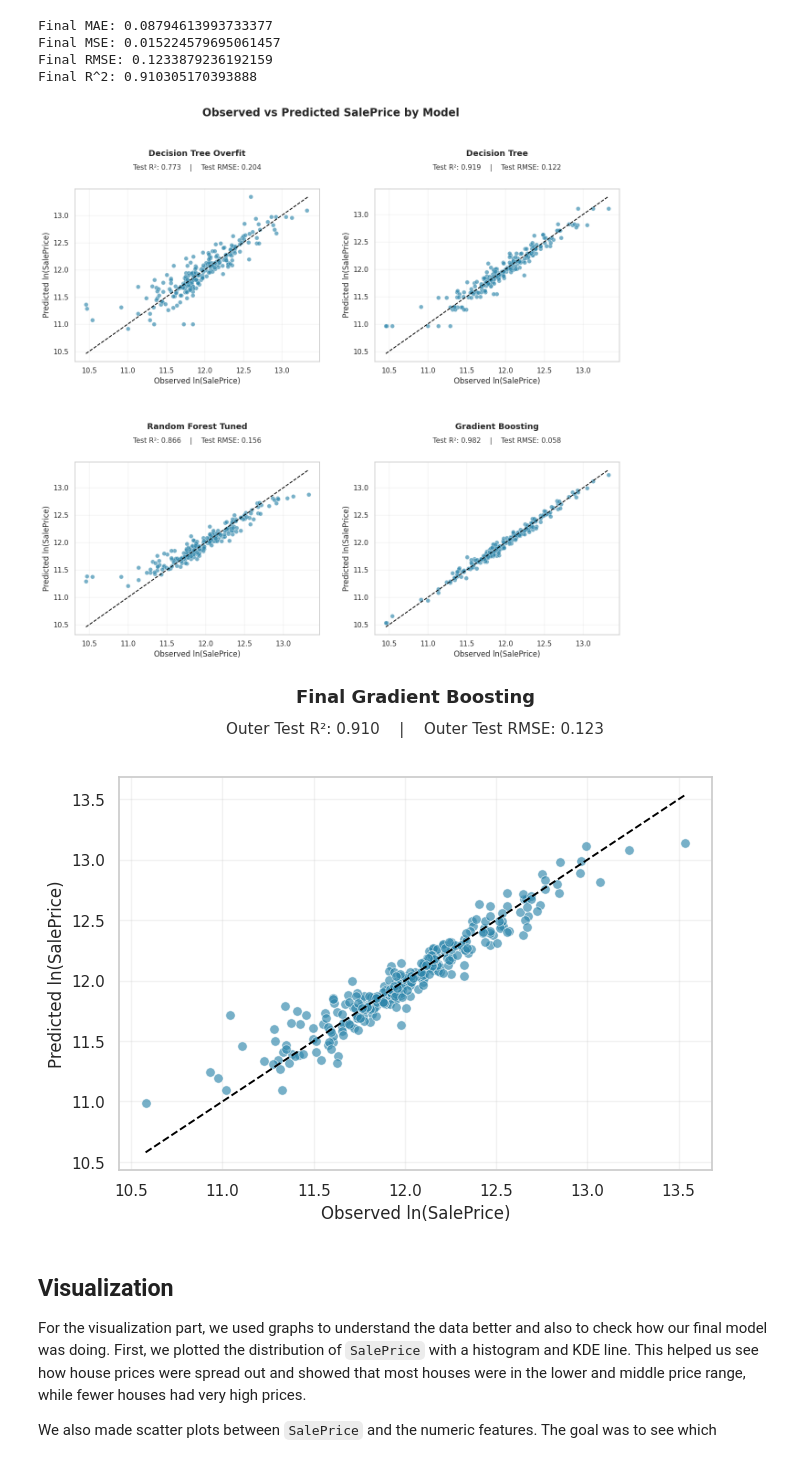
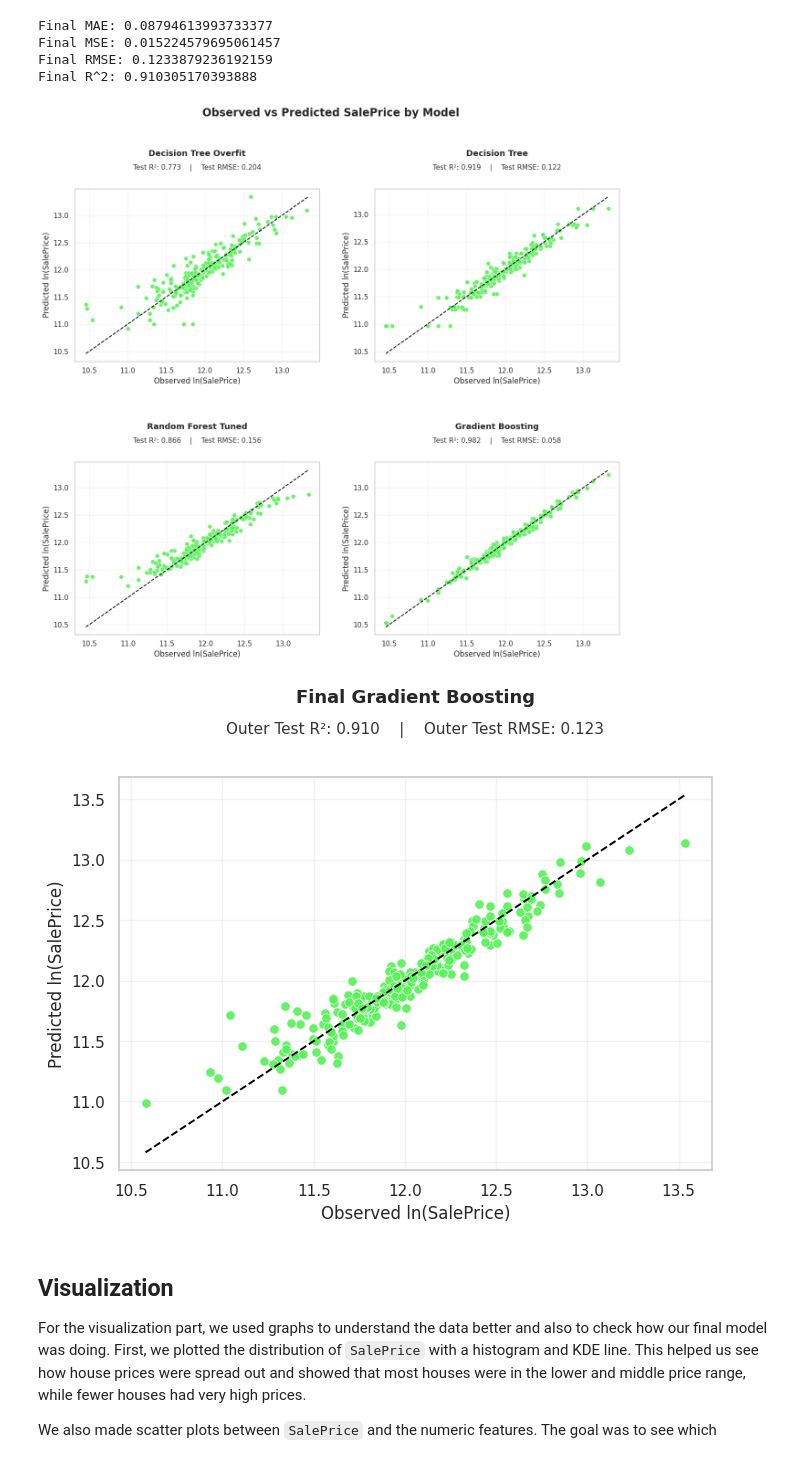
Before and after one commit to dana-fatemeh/Final-ML-Project, a Jupyter notebook: final-prj.ipynb, the cells around one changed output. Saved outputs shown, nothing was run; the diff lists cells and outputs as text; code cells hidden in the pictures.

Commit message:
plots

```diff
--- a/final-prj.ipynb
+++ b/final-prj.ipynb
@@ -667,9 +667,10 @@ for ax, (model_name, model) in zip(axes, models_to_plot):
     ax.scatter(
         y_test,
         y_pred,
-        alpha=0.65,
+        alpha=0.9,
         s=45,
-        color="#2E86AB",
+        # color="#2E86AB",
+        color="#55f155",
         edgecolor="white",
         linewidth=0.5,
     )
@@ -726,7 +727,7 @@ fig.suptitle(
 plt.tight_layout(h_pad=4.5, w_pad=3)
 plt.show()
 # %% [output]
-[figure, old version]
+[figure, new version]
 # %%
 import numpy as np
 import matplotlib.pyplot as plt
@@ -752,9 +753,9 @@ for ax, (model_name, model) in zip(axes, models_to_plot):
     ax.scatter(
         y_test_hierarchical,
         y_pred,
-        alpha=0.65,
+        alpha=0.9,
         s=45,
-        color="#2E86AB",
+        color="#55f155",
         edgecolor="white",
         linewidth=0.5,
     )
@@ -780,34 +781,34 @@ for ax, (model_name, model) in zip(axes, models_to_plot):
         fontsize=13,
         fontweight="bold",
     )
 
     ax.text(
         0.5,
         1.10,
         f"Outer Test R²: {test_r2:.3f}    |    Outer Test RMSE: {test_rmse:.3f}",
         transform=ax.transAxes,
         ha="center",
         va="bottom",
         fontsize=11,
         color="#333333",
     )
 
     ax.set_xlabel("Observed ln(SalePrice)")
     ax.set_ylabel("Predicted ln(SalePrice)")
     ax.grid(alpha=0.25)
 
 fig.suptitle(
     # "Observed vs Predicted SalePrice on Outer Test Set",
     "",
     fontsize=16,
     fontweight="bold",
     y=1.02,
 )
 
 plt.tight_layout()
 plt.show()
 # %% [output]
-[figure, old version]
+[figure, new version]
 # %% [markdown]
 ## Visualization
 
```
